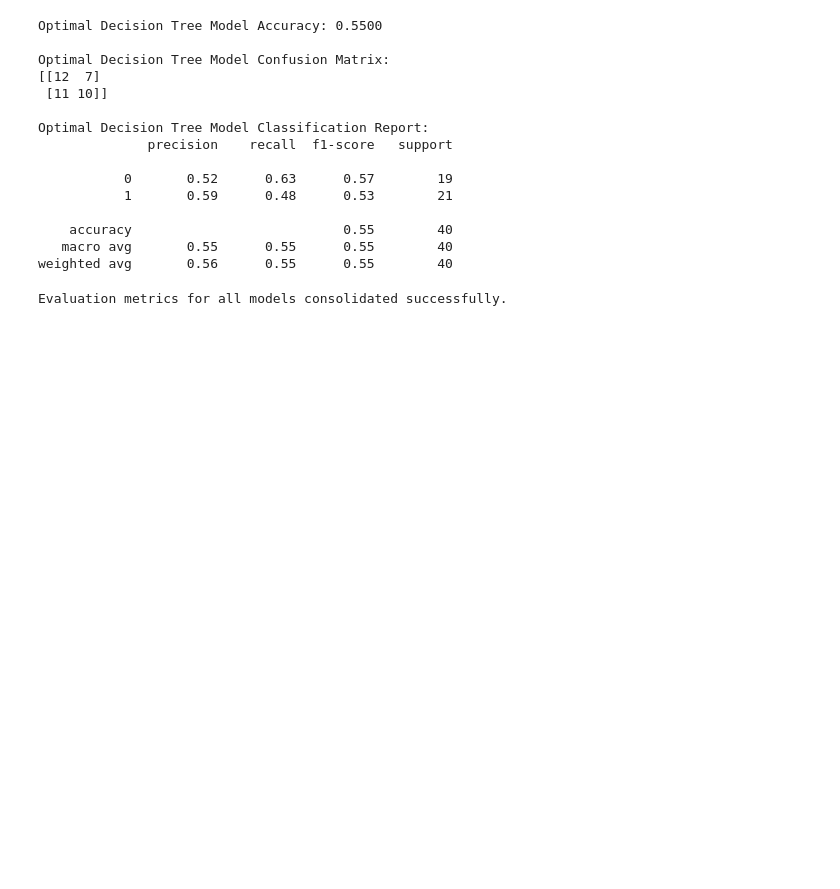
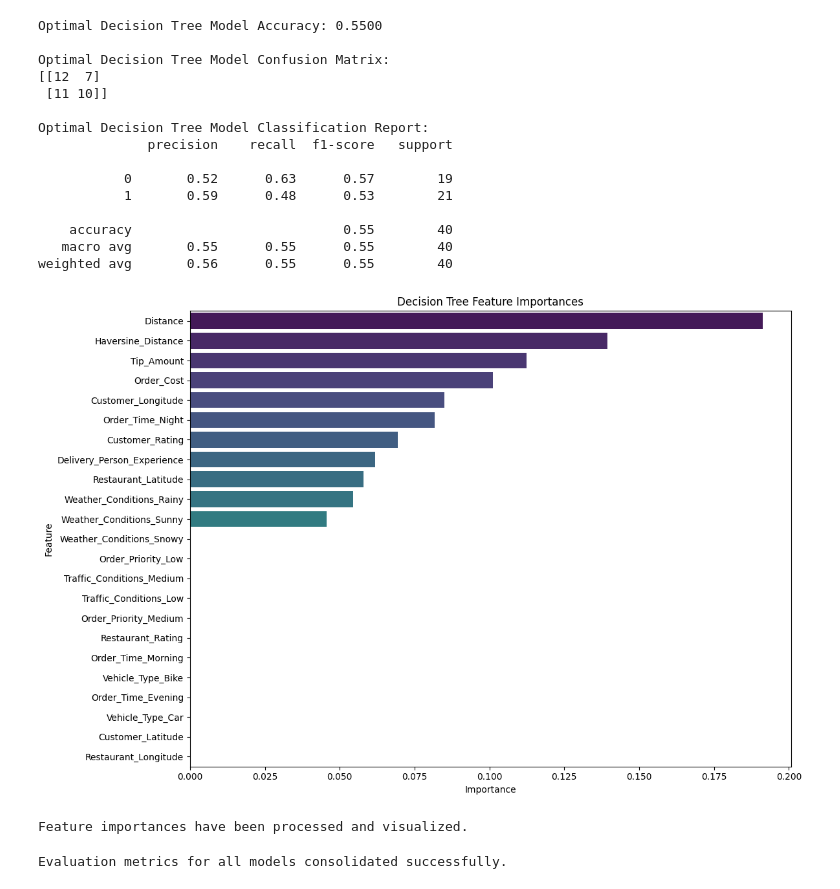
Before and after one commit to jangirsachin9619-cpu/ML-a2-Global-Pollution-Analysis-and-Energy-Recovery, a Jupyter notebook: mla3.ipynb, the cells around one changed output. Saved outputs shown, nothing was run; the diff lists cells and outputs as text; code cells hidden in the pictures; blank space fills up the shorter version.

```diff
--- a/mla3.ipynb
+++ b/mla3.ipynb
@@ -415,6 +418,29 @@ Optimal Decision Tree Model Classification Report:
     accuracy                           0.55        40
    macro avg       0.55      0.55      0.55        40
 weighted avg       0.56      0.55      0.55        40
+# %%
+feature_importances = dt_optimal.feature_importances_
+feature_names = X.columns
+
+# Create a Pandas Series relating feature names to importances
+importance_df = pd.Series(feature_importances, index=feature_names)
+
+# Sort the features by importance in descending order
+importance_df_sorted = importance_df.sort_values(ascending=False)
+
+# Create a bar plot to visualize the feature importances
+plt.figure(figsize=(12, 8))
+sns.barplot(x=importance_df_sorted.values, y=importance_df_sorted.index, palette='viridis', hue=importance_df_sorted.index, legend=False)
+plt.title('Decision Tree Feature Importances')
+plt.xlabel('Importance')
+plt.ylabel('Feature')
+plt.tight_layout()
+plt.show()
+
+print("Feature importances have been processed and visualized.")
+# %% [output]
+[figure, added]
+Feature importances have been processed and visualized.
 # %%
 from sklearn.metrics import classification_report
 
```
Also changed, not shown: parts of 1 cell of this notebook.
